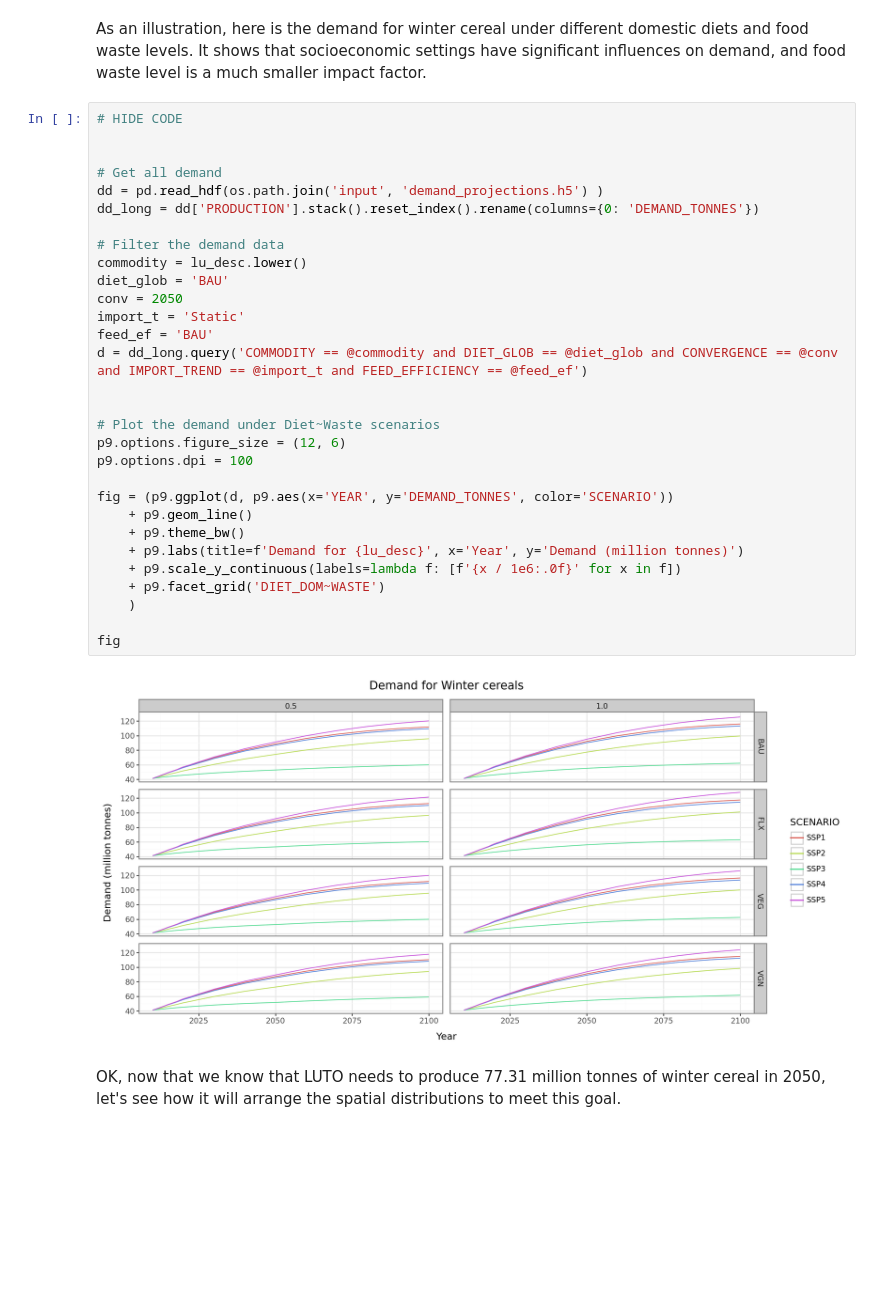
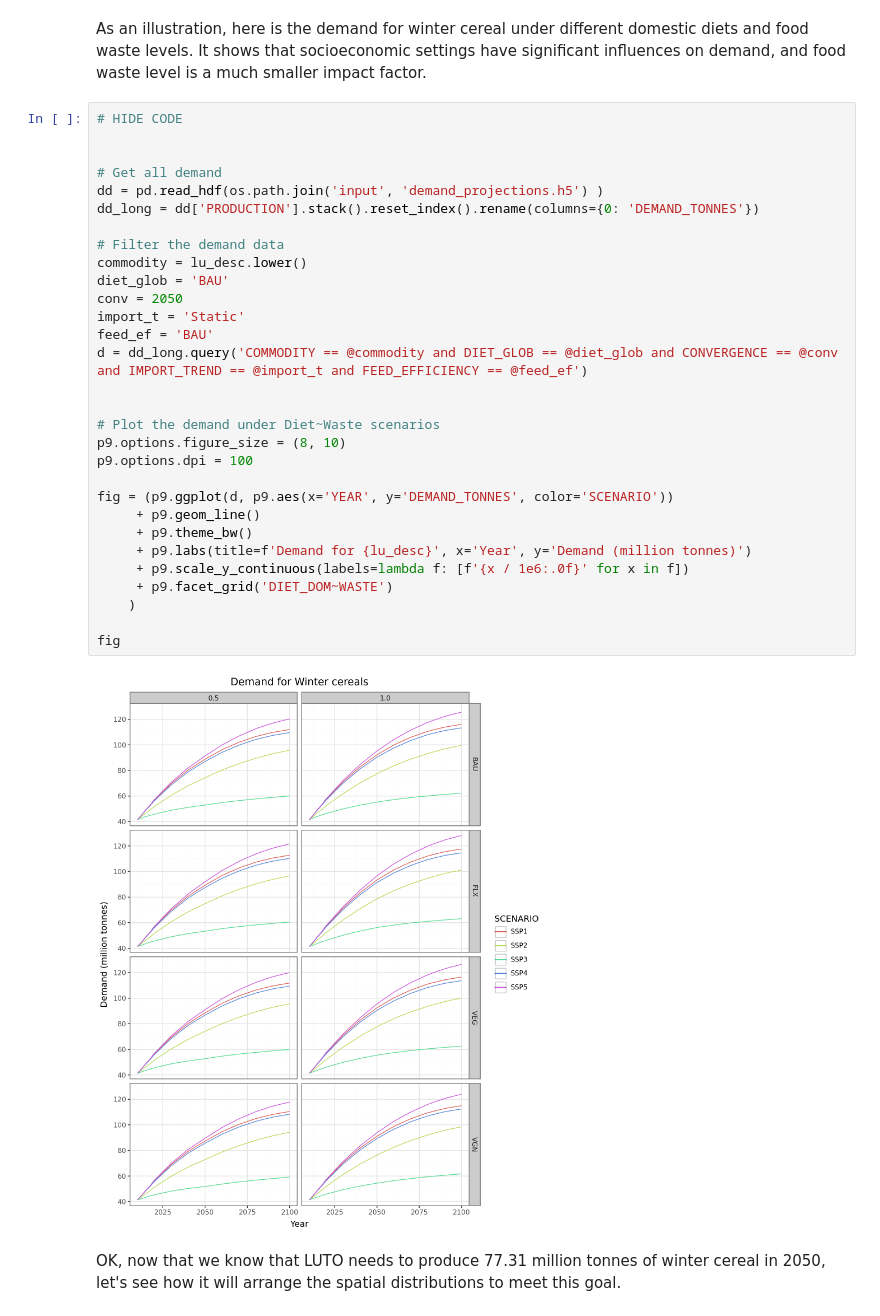
Before and after one commit to JinzhuWANG/LUTO_manual, a Jupyter notebook: _sources/Chap_1_1_LUTO_overview.ipynb, the cells around one changed output. Saved outputs shown, nothing was run; the diff lists cells and outputs as text; blank space fills up the shorter version.

```diff
--- a/_sources/Chap_1_1_LUTO_overview.ipynb
+++ b/_sources/Chap_1_1_LUTO_overview.ipynb
@@ -260,35 +256,35 @@ As an illustration, here is the demand for winter cereal under different domesti
 # %%
 # HIDE CODE
 
 
 # Get all demand
 dd = pd.read_hdf(os.path.join('input', 'demand_projections.h5') )
 dd_long = dd['PRODUCTION'].stack().reset_index().rename(columns={0: 'DEMAND_TONNES'})
 
 # Filter the demand data
 commodity = lu_desc.lower()
 diet_glob = 'BAU'
 conv = 2050
 import_t = 'Static'
 feed_ef = 'BAU'
 d = dd_long.query('COMMODITY == @commodity and DIET_GLOB == @diet_glob and CONVERGENCE == @conv and IMPORT_TREND == @import_t and FEED_EFFICIENCY == @feed_ef')
 
 
 # Plot the demand under Diet~Waste scenarios
-p9.options.figure_size = (12, 6)
+p9.options.figure_size = (8, 10)
 p9.options.dpi = 100
 
 fig = (p9.ggplot(d, p9.aes(x='YEAR', y='DEMAND_TONNES', color='SCENARIO'))
-    + p9.geom_line()
-    + p9.theme_bw()
-    + p9.labs(title=f'Demand for {lu_desc}', x='Year', y='Demand (million tonnes)')
-    + p9.scale_y_continuous(labels=lambda f: [f'{x / 1e6:.0f}' for x in f])
-    + p9.facet_grid('DIET_DOM~WASTE')
+     + p9.geom_line()
+     + p9.theme_bw()
+     + p9.labs(title=f'Demand for {lu_desc}', x='Year', y='Demand (million tonnes)')
+     + p9.scale_y_continuous(labels=lambda f: [f'{x / 1e6:.0f}' for x in f])
+     + p9.facet_grid('DIET_DOM~WASTE')
     )
 
 fig
 # %% [output]
-[figure, old version]
+[figure, new version]
 # %% [markdown]
 OK, now that we know that LUTO needs to produce 77.31 million tonnes of winter cereal in 2050, let's see how it will arrange the spatial distributions to meet this goal.
 # %% [markdown]
```
Also changed, not shown: parts of 20 cells of this notebook, 7 other files.
